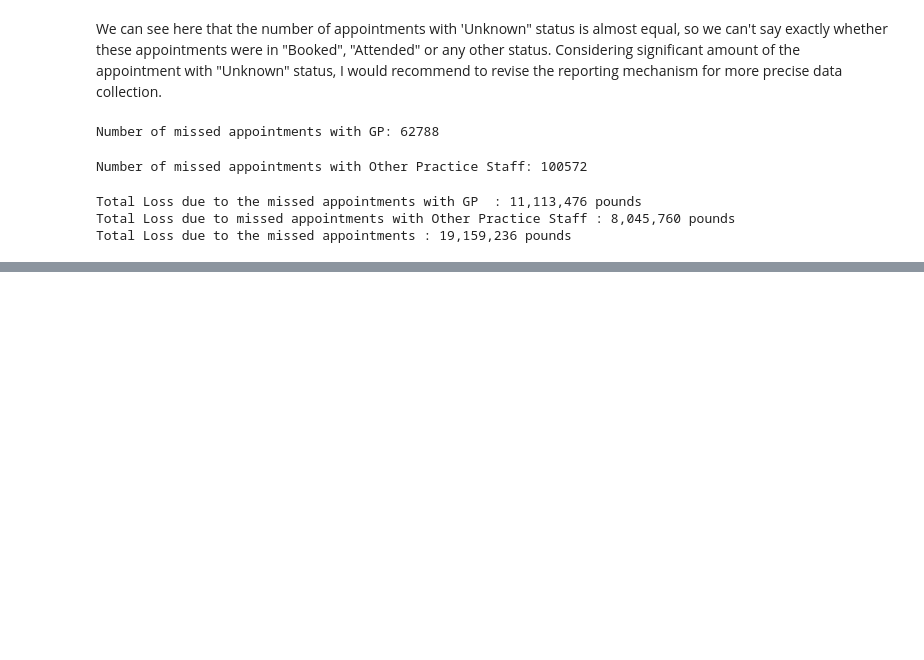
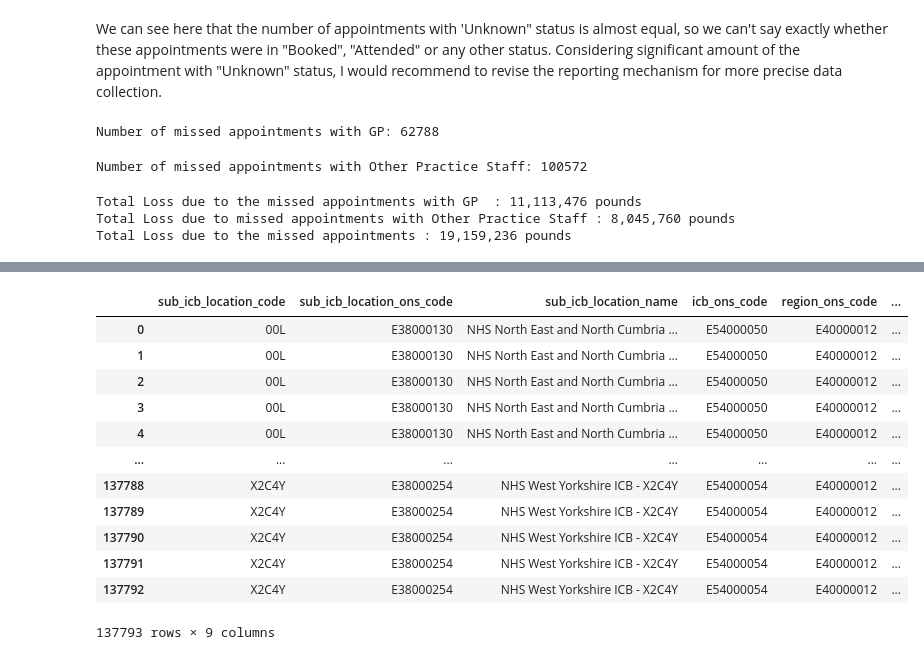
Before and after one commit to DimaBrikach/NHS_Assignment, a Jupyter notebook: Dzmitry_Brykach_DA201_Assignment.ipynb, the cells around one changed output, grey strips where cells are left out. Drawn from its saved outputs; the diff is of its cells as text; code cells hidden in the pictures; blank space fills up the shorter version.

Commit message:
added date formating across all 3 datasets

```diff
--- a/Dzmitry_Brykach_DA201_Assignment.ipynb
+++ b/Dzmitry_Brykach_DA201_Assignment.ipynb
@@ -287,0 +315,4 @@ Total Loss due to the missed appointments : 19,159,236 pounds
+# %%
+# bing the values to datetime format
+appts_duration['appointment_date'] = pd.to_datetime(appts_duration['appointment_date'])
+appts_duration.head()
@@ -287,0 +339,19 @@ Total Loss due to the missed appointments : 19,159,236 pounds
+# %%
+# changing the date to 'mm-yyyy' format
+appts_duration['appointment_month'] = appts_duration['appointment_date'].dt.strftime('%m-%Y')
+# %%
+appts_duration
+# %% [output]
+|  | sub_icb_location_code | sub_icb_location_ons_code | sub_icb_location_name | icb_ons_code | region_ons_code | ... |
+| 0 | 00L | E38000130 | NHS North East and North Cumbria ... | E54000050 | E40000012 | ... |
+| 1 | 00L | E38000130 | NHS North East and North Cumbria ... | E54000050 | E40000012 | ... |
+| 2 | 00L | E38000130 | NHS North East and North Cumbria ... | E54000050 | E40000012 | ... |
+| 3 | 00L | E38000130 | NHS North East and North Cumbria ... | E54000050 | E40000012 | ... |
+| 4 | 00L | E38000130 | NHS North East and North Cumbria ... | E54000050 | E40000012 | ... |
+| ... | ... | ... | ... | ... | ... | ... |
+| 137788 | X2C4Y | E38000254 | NHS West Yorkshire ICB - X2C4Y | E54000054 | E40000012 | ... |
+| 137789 | X2C4Y | E38000254 | NHS West Yorkshire ICB - X2C4Y | E54000054 | E40000012 | ... |
+| 137790 | X2C4Y | E38000254 | NHS West Yorkshire ICB - X2C4Y | E54000054 | E40000012 | ... |
+| 137791 | X2C4Y | E38000254 | NHS West Yorkshire ICB - X2C4Y | E54000054 | E40000012 | ... |
+| 137792 | X2C4Y | E38000254 | NHS West Yorkshire ICB - X2C4Y | E54000054 | E40000012 | ... |
+137793 rows × 9 columns
```
Also changed, not shown: parts of 11 cells of this notebook.
